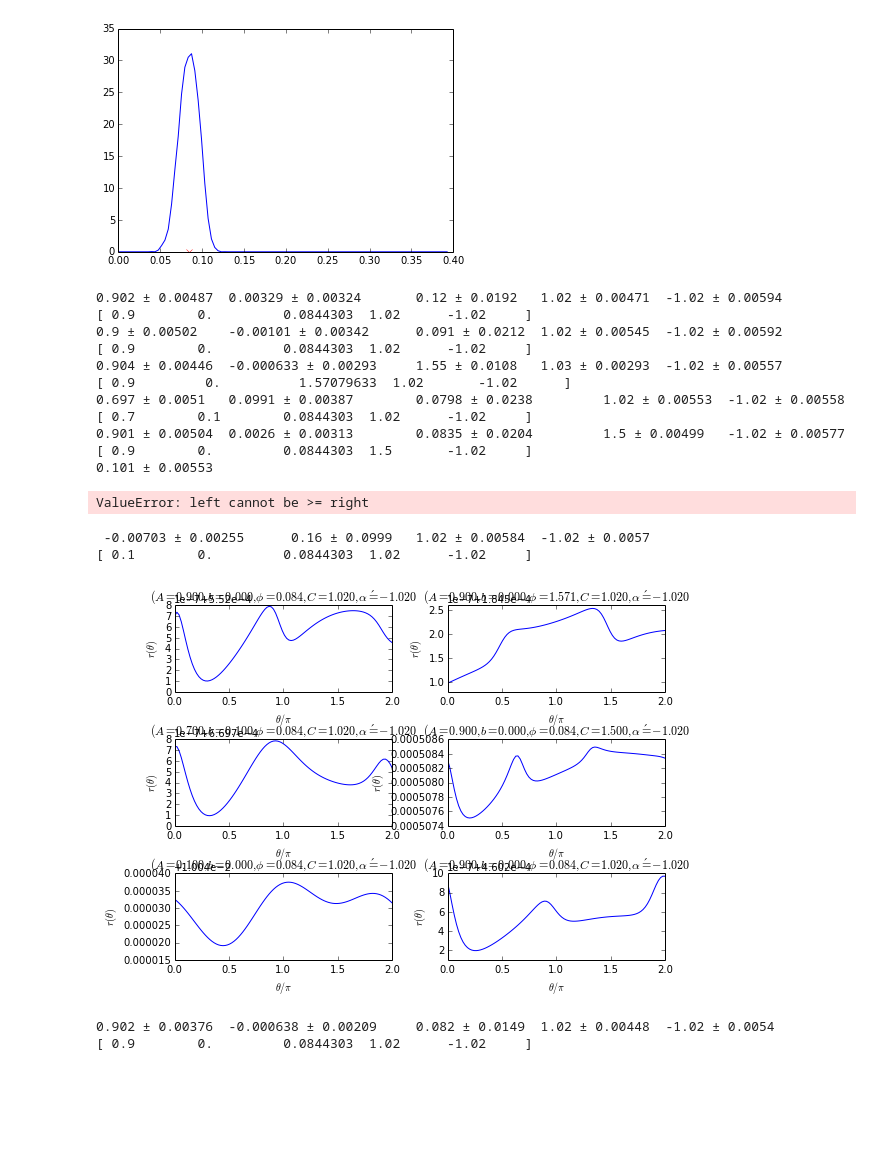
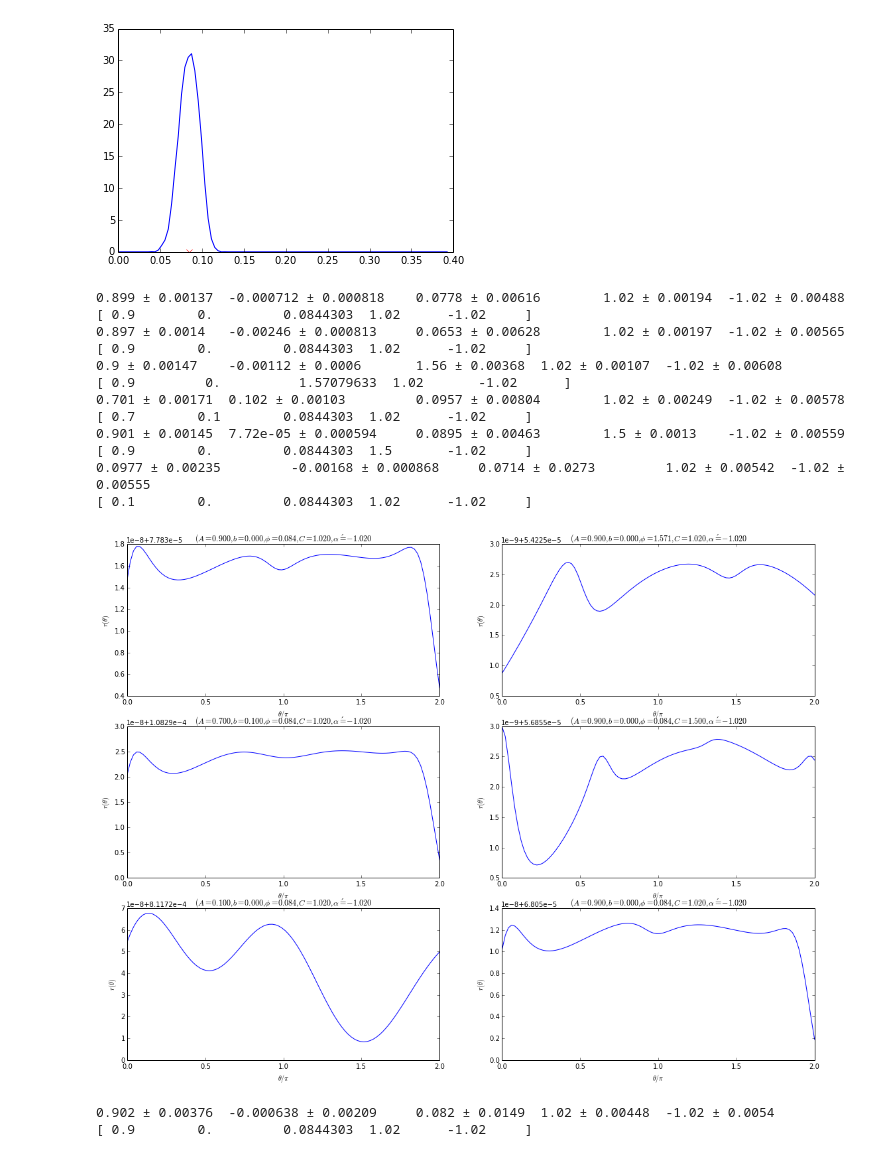
Before and after one commit to taalexander/Honours-Thesis, a Jupyter notebook: code/Adaptive Neutron Interferometry.ipynb, the cells around one changed output. Drawn from its saved outputs; the diff is of its cells as text; code cells hidden in the pictures; blank space fills up the shorter version.

Commit message:
Starting model analysis

```diff
--- a/code/Adaptive Neutron Interferometry.ipynb
+++ b/code/Adaptive Neutron Interferometry.ipynb
@@ -326,28 +327,26 @@ def make_array_warmup(model,trueparams,priors,num_particle=20000,theta_min=0, th
         subplot(math.ceil((float(len(priors))))/2,2,i)
         f = do_warmup_array(model,x,y, num_particle,n_thetas=n_thetas)
         title(r'$(A={0:.3f},b={1:.3f},\phi={2:.3f},C={3:.3f},\alpha\'={4:.3f}$'.format(*x[0]))
-    subplots_adjust(0.2,0.9,0.2,0.9,3.0,3.0)
-    show()
+    subplots_adjust(left=0.2,right=2.0,bottom=0.2,top=2.0,wspace=0.3,hspace=0.3)
     if save_file is not None:
         savefig(save_file)
+    show()
 # %%
-make_array_warmup(neutron_model_ex,true_modelparams_array,neutron_prior_arr,20000,n_thetas=2**10,save_file="risks2.eps")
+make_array_warmup(neutron_model_ex,true_modelparams_array,neutron_prior_arr,20000,n_thetas=2**15,save_file="risks2.eps")
 # %% [output]
-0.902 ± 0.00487  0.00329 ± 0.00324       0.12 ± 0.0192   1.02 ± 0.00471  -1.02 ± 0.00594
+0.899 ± 0.00137  -0.000712 ± 0.000818    0.0778 ± 0.00616        1.02 ± 0.00194  -1.02 ± 0.00488
 [ 0.9        0.         0.0844303  1.02      -1.02     ]
-0.9 ± 0.00502    -0.00101 ± 0.00342      0.091 ± 0.0212  1.02 ± 0.00545  -1.02 ± 0.00592
+0.897 ± 0.0014   -0.00246 ± 0.000813     0.0653 ± 0.00628        1.02 ± 0.00197  -1.02 ± 0.00565
 [ 0.9        0.         0.0844303  1.02      -1.02     ]
-0.904 ± 0.00446  -0.000633 ± 0.00293     1.55 ± 0.0108   1.03 ± 0.00293  -1.02 ± 0.00557
+0.9 ± 0.00147    -0.00112 ± 0.0006       1.56 ± 0.00368  1.02 ± 0.00107  -1.02 ± 0.00608
 [ 0.9         0.          1.57079633  1.02       -1.02      ]
-0.697 ± 0.0051   0.0991 ± 0.00387        0.0798 ± 0.0238         1.02 ± 0.00553  -1.02 ± 0.00558
+0.701 ± 0.00171  0.102 ± 0.00103         0.0957 ± 0.00804        1.02 ± 0.00249  -1.02 ± 0.00578
 [ 0.7        0.1        0.0844303  1.02      -1.02     ]
-0.901 ± 0.00504  0.0026 ± 0.00313        0.0835 ± 0.0204         1.5 ± 0.00499   -1.02 ± 0.00577
+0.901 ± 0.00145  7.72e-05 ± 0.000594     0.0895 ± 0.00463        1.5 ± 0.0013    -1.02 ± 0.00559
 [ 0.9        0.         0.0844303  1.5       -1.02     ]
-0.101 ± 0.00553
+0.0977 ± 0.00235         -0.00168 ± 0.000868     0.0714 ± 0.0273         1.02 ± 0.00542  -1.02 ± 0.00555
+[ 0.1        0.         0.0844303  1.02      -1.02     ]
-ValueError: left cannot be >= right
- -0.00703 ± 0.00255      0.16 ± 0.0999   1.02 ± 0.00584  -1.02 ± 0.0057
-[ 0.1        0.         0.0844303  1.02      -1.02     ]
-[figure, old version]
+[figure, new version]
 # %%
 f_ex, updater_warmup_ex = do_warmup_ex(n_thetas=21**2, n_neutrons=100)
 # %% [output]
```
Also changed, not shown: parts of 2 cells of this notebook, 3 other files.
